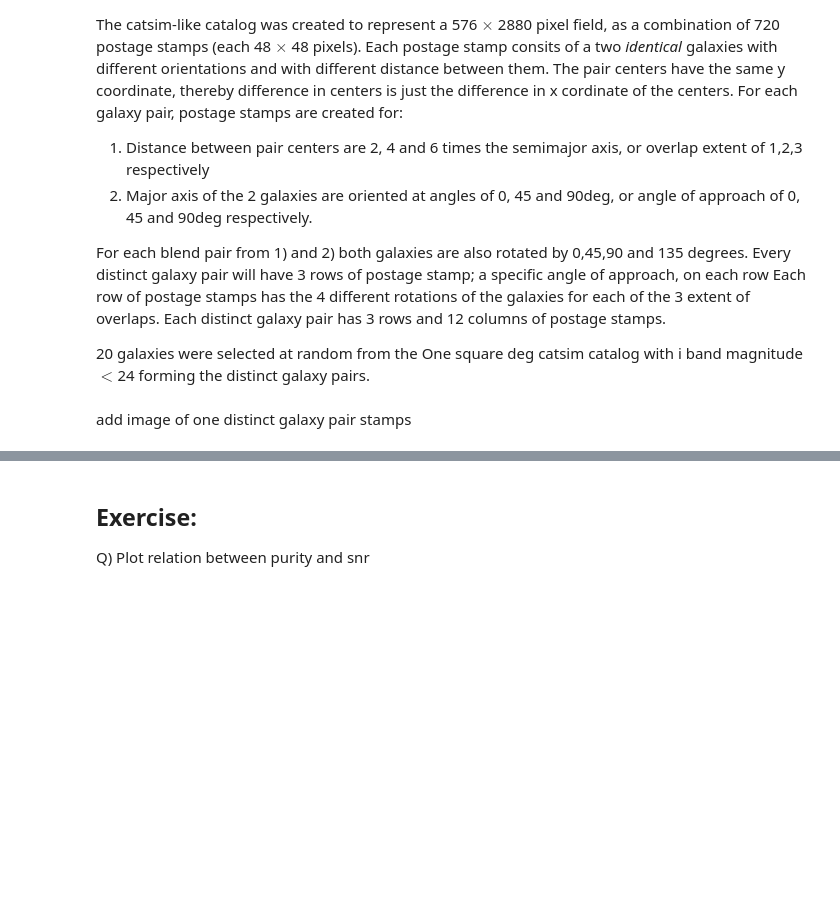
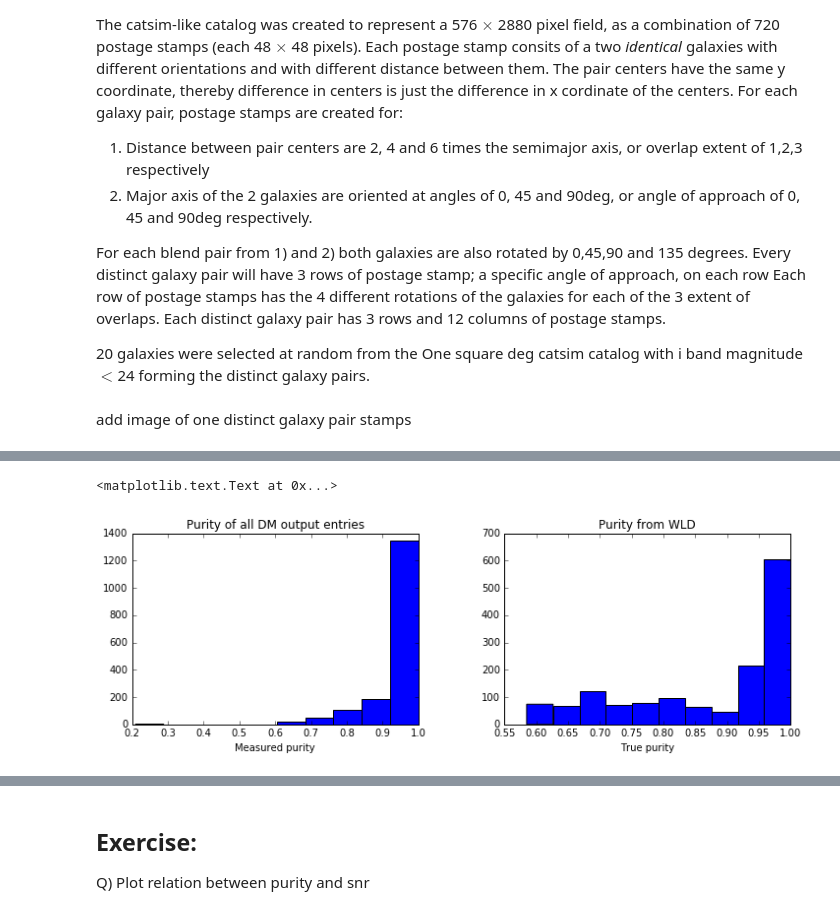
Before and after one commit to LSSTDESC/Blending_tutorial, a Jupyter notebook: Two_galaxy_blends_catalog.ipynb, the cells around one changed output, grey strips where cells are left out. Saved outputs shown, nothing was run; the diff lists cells and outputs as text; code cells hidden in the pictures; blank space fills up the shorter version.

```diff
--- a/Two_galaxy_blends_catalog.ipynb
+++ b/Two_galaxy_blends_catalog.ipynb
@@ -32,3 +31,4 @@ Each distinct galaxy pair has 3 rows and 12 columns of postage stamps.
 add image of one distinct galaxy pair stamps
 # %%
 data_dir = "/global/projecta/projectdirs/lsst/groups/WL/projects/wl-btf/two_gal_blend_data/"
+data_dir = "data/"
@@ -34,0 +62,13 @@ data_dir = "/global/projecta/projectdirs/lsst/groups/WL/projects/wl-btf/two_gal_
+# %%
+plt.figure(figsize=[12,8])
+plt.subplot(2,2,1)
+plt.hist(dm_all['purity'])
+plt.title("Purity of all DM output entries")
+plt.xlabel("Measured purity")
+plt.subplot(2,2,2)
+plt.hist(wl_out['purity'])
+plt.title("Purity from WLD")
+plt.xlabel("True purity")
+# %% [output]
+<matplotlib.text.Text at 0x...>
+[figure, added]
```
Also changed, not shown: parts of 20 cells of this notebook.
